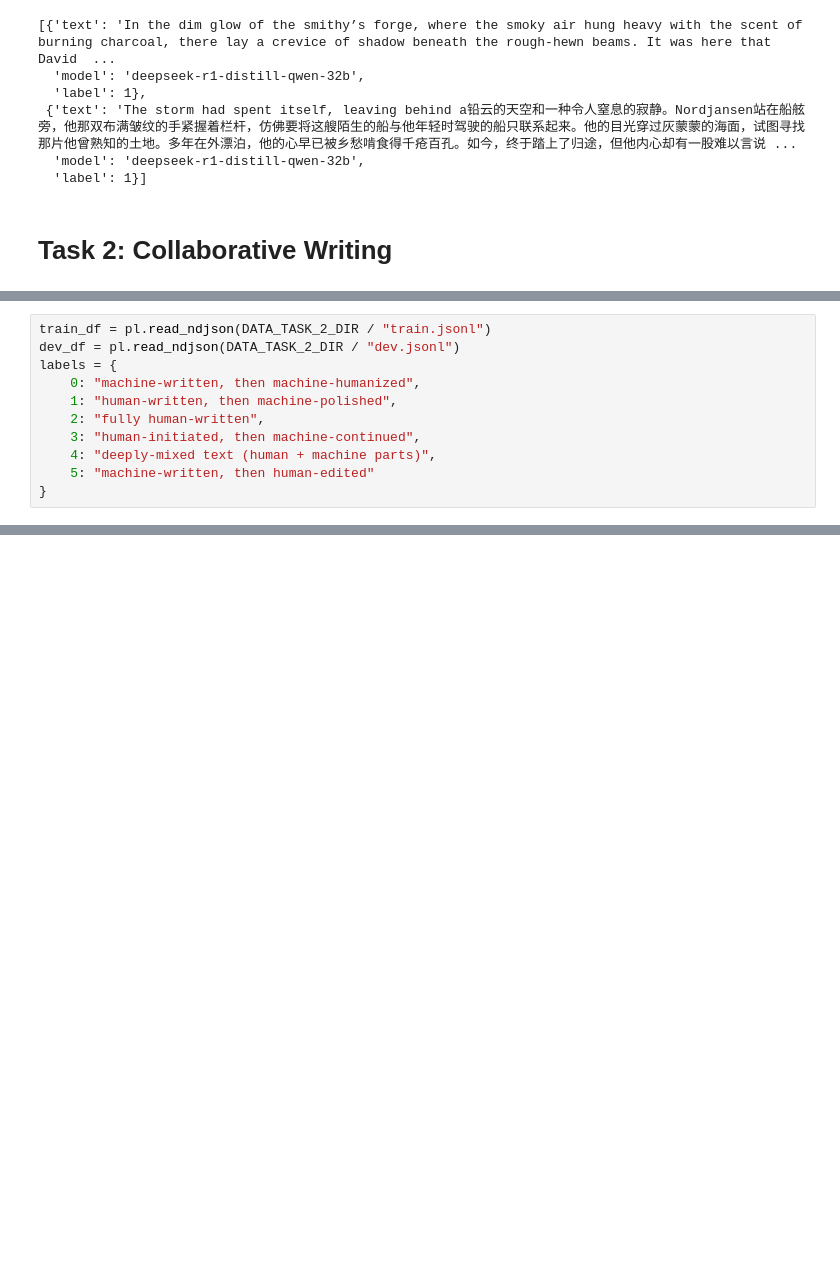
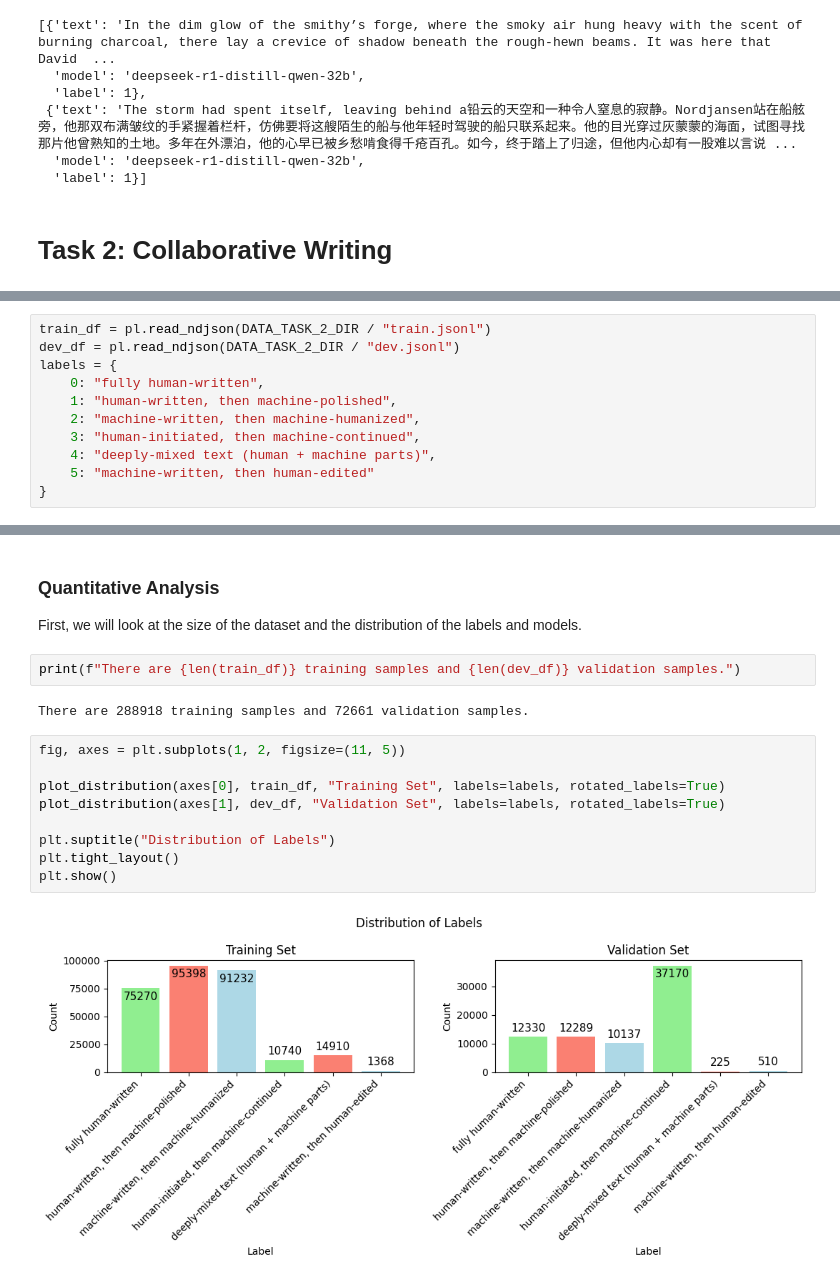
Before and after one commit to max-seeli/steely, a Jupyter notebook: src/steely/eda.ipynb, the cells around one changed output, grey strips where cells are left out. Cells and saved outputs as stored; diff of their text form; blank space fills up the shorter version.

```diff
--- a/src/steely/eda.ipynb
+++ b/src/steely/eda.ipynb
@@ -169,9 +170,9 @@ from steely import DATA_TASK_2_DIR
 train_df = pl.read_ndjson(DATA_TASK_2_DIR / "train.jsonl")
 dev_df = pl.read_ndjson(DATA_TASK_2_DIR / "dev.jsonl")
 labels = {
-    0: "machine-written, then machine-humanized",
+    0: "fully human-written",
     1: "human-written, then machine-polished",
-    2: "fully human-written",
+    2: "machine-written, then machine-humanized",
     3: "human-initiated, then machine-continued",
     4: "deeply-mixed text (human + machine parts)",
     5: "machine-written, then human-edited"
@@ -189,0 +202,18 @@ shape: (5, 6)
+# %% [markdown]
+### Quantitative Analysis
+First, we will look at the size of the dataset and the distribution of the labels and models.
+# %%
+print(f"There are {len(train_df)} training samples and {len(dev_df)} validation samples.")
+# %% [output]
+There are 288918 training samples and 72661 validation samples.
+# %%
+fig, axes = plt.subplots(1, 2, figsize=(11, 5))
+
+plot_distribution(axes[0], train_df, "Training Set", labels=labels, rotated_labels=True)
+plot_distribution(axes[1], dev_df, "Validation Set", labels=labels, rotated_labels=True)
+
+plt.suptitle("Distribution of Labels")
+plt.tight_layout()
+plt.show()
+# %% [output]
+[figure, added]
```
Also changed, not shown: parts of 14 cells of this notebook.
